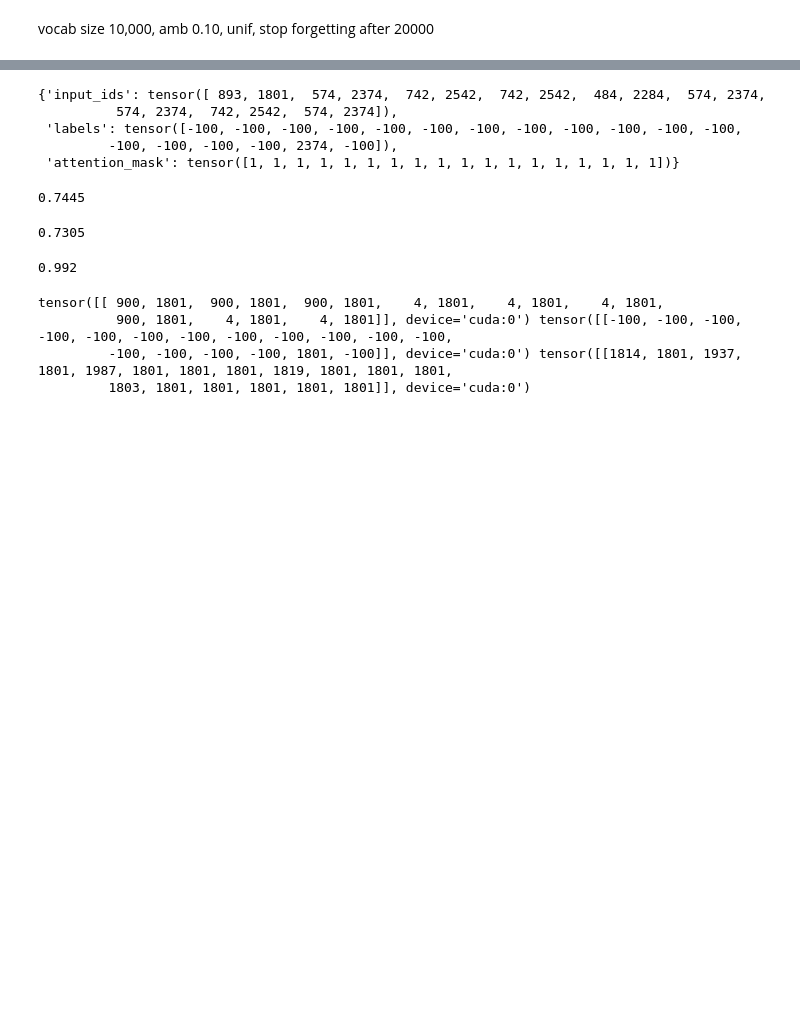
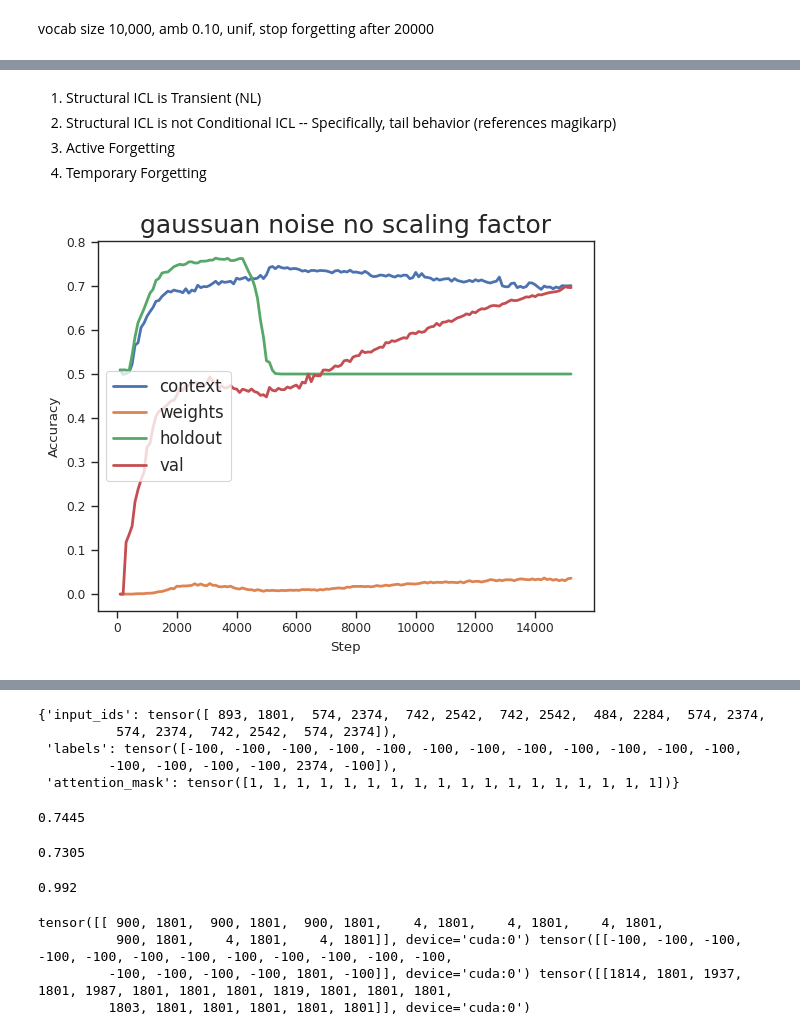
Before and after one commit to surajK610/curriculum_learning, a Jupyter notebook: src/notebooks/toy_model_ar.ipynb, the cells around one changed output, grey strips where cells are left out. Drawn from its saved outputs; the diff is of its cells as text; code cells hidden in the pictures; blank space fills up the shorter version.

Commit message:
ar forgetting

```diff
--- a/src/notebooks/toy_model_ar.ipynb
+++ b/src/notebooks/toy_model_ar.ipynb
@@ -372,0 +588,10 @@ eval_loader_in_weights = DataLoader(eval_dataset_in_weights, batch_size=batch_si
+# %% [markdown]
+1. Structural ICL is Transient (NL)
+3. Structural ICL is not Conditional ICL -- Specifically, tail behavior (references magikarp)
+4. Active Forgetting
+5. Temporary Forgetting
+# %%
+# metrics_g_nsf = metrics.copy()
+plot_chart(metrics_g_nsf, title='gaussuan noise no scaling factor')
+# %% [output]
+[figure, added]
```
Also changed, not shown: parts of 60 cells of this notebook, 5 other files.
